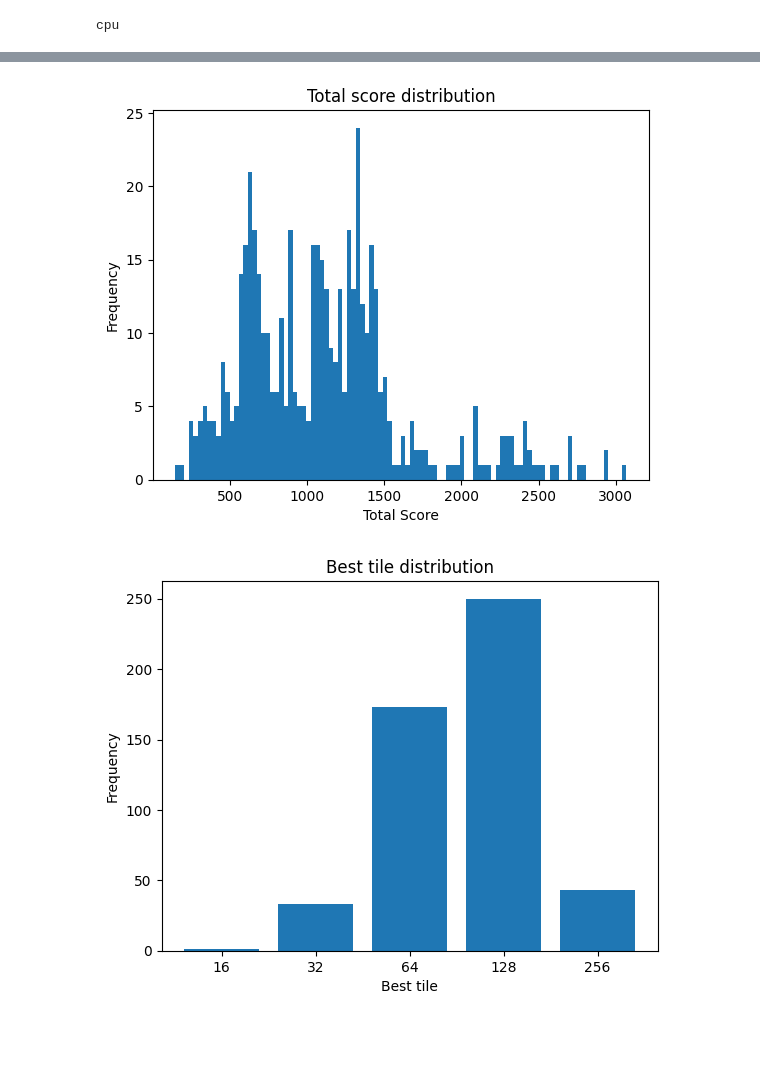
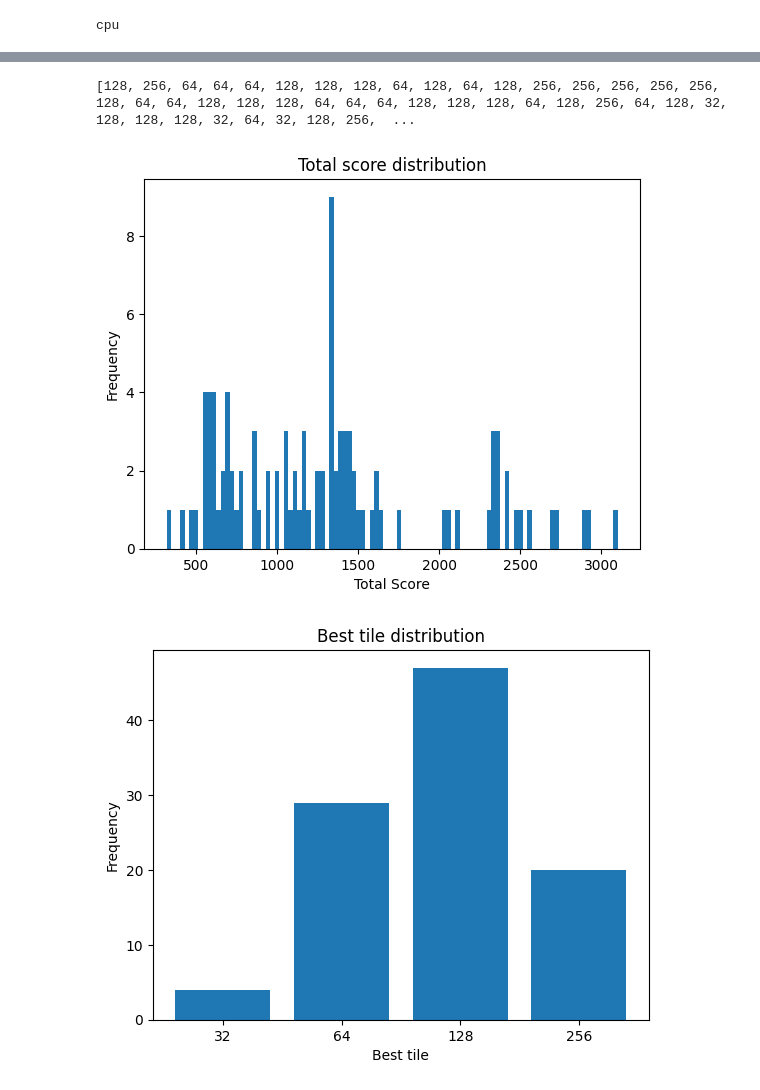
Before and after one commit to codyarvonen/2048, a Jupyter notebook: train.ipynb, the cells around one changed output, grey strips where cells are left out. Drawn from its saved outputs; the diff is of its cells as text; code cells hidden in the pictures; blank space fills up the shorter version.

```diff
--- a/train.ipynb
+++ b/train.ipynb
@@ -322,12 +399,14 @@ evaluated_best_tiles = []
 save_evaluated_games = False
 
 iterations = []
+invalids = []
 
 for episode in tqdm(range(evaluated_episodes), total=evaluated_episodes):
-    board, score, num_iterations = play_game_from_model(save=save_evaluated_games)
+    board, score, num_iterations, num_invalid = play_game_from_model(save=save_evaluated_games)
     evaluated_scores.append(score)
     evaluated_best_tiles.append(np.amax(board))
     iterations.append(num_iterations)
+    invalids.append(num_invalid)
 
 np.mean(np.array(iterations))
 # %% [output]
@@ -352,6 +414,8 @@ KeyboardInterrupt: ignored
-# %%
-plot_score_dist(trained_scores)
-plot_best_tile_dist(trained_best_tiles)
-# %% [output]
-[figure, removed]
-[figure, removed]
+# %%
+print(evaluated_best_tiles)
+plot_score_dist(evaluated_scores)
+plot_best_tile_dist(evaluated_best_tiles)
+# %% [output]
+[128, 256, 64, 64, 64, 128, 128, 128, 64, 128, 64, 128, 256, 256, 256, 256, 256, 128, 64, 64, 128, 128, 128, 64, 64, 64, 128, 128, 128, 64, 128, 256, 64, 128, 32, 128, 128, 128, 32, 64, 32, 128, 256,  ...
+[figure, added]
+[figure, added]
```
Also changed, not shown: parts of 9 cells of this notebook, 1 other file.
